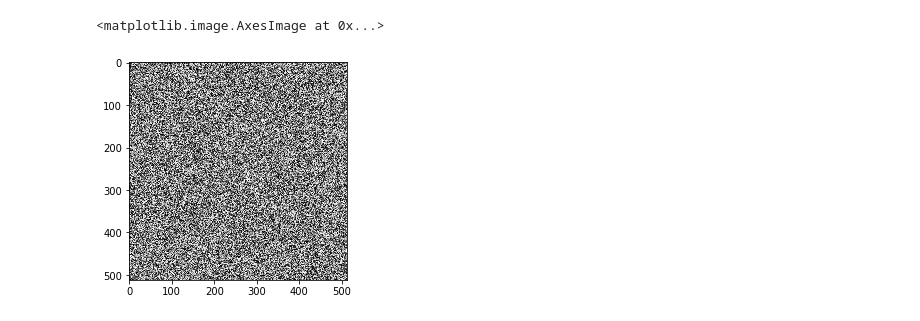
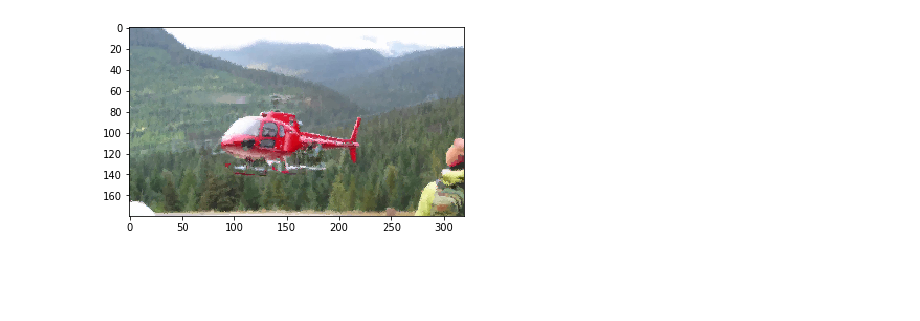
Before and after one commit to L-sky/UCU_CV_HW2, a Jupyter notebook: task6/task6.ipynb, the cells around one changed output. Cells and saved outputs as stored; diff of their text form; code cells hidden in the pictures; blank space fills up the shorter version.

```diff
--- a/task6/task6.ipynb
+++ b/task6/task6.ipynb
@@ -159,5 +143,4 @@ plt.imshow(map_init2)
-# %%
-plt.imshow(map_init[..., 1], cmap='gray')
-# %% [output]
-<matplotlib.image.AxesImage at 0x...>
-[figure, removed]
+# %%
+b.display_target_through_source()
+# %% [output]
+[figure, added]
```
Also changed, not shown: parts of 16 cells of this notebook.
